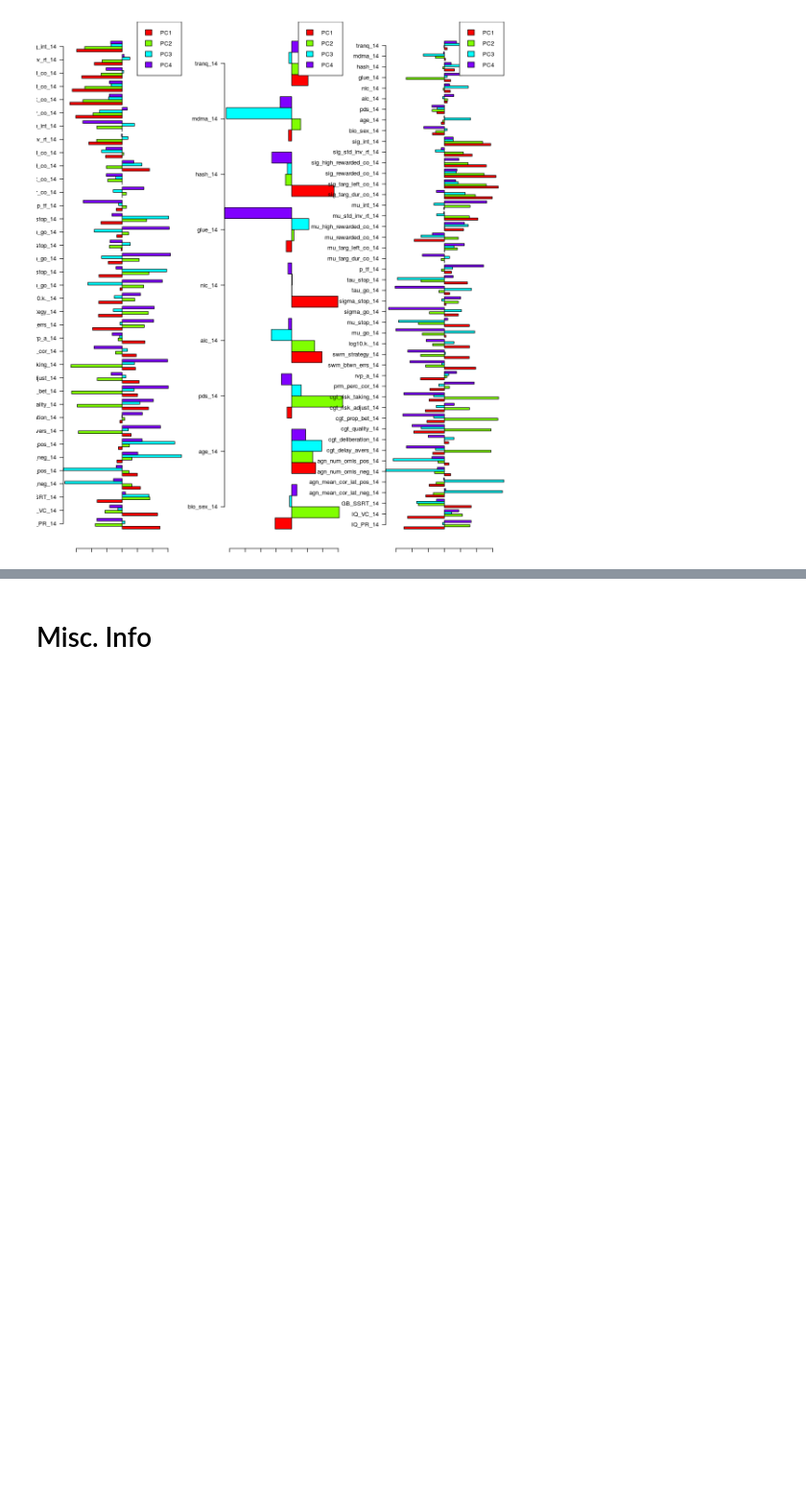
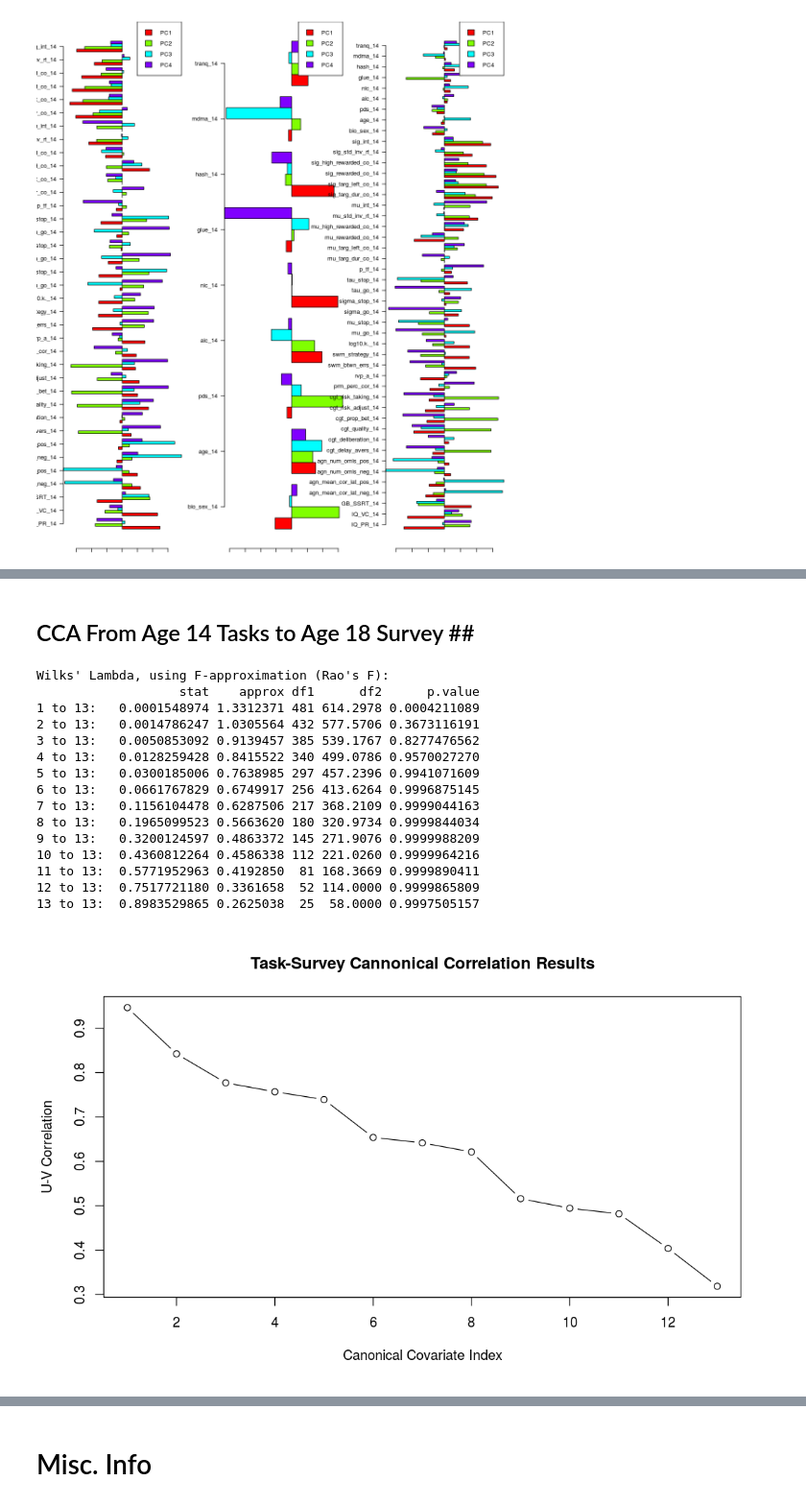
Before and after one commit to DanielNScott/imagen, a Jupyter notebook: analysis_nb.ipynb, the cells around one changed output, grey strips where cells are left out. Shown at 96% size. Cells and saved outputs as stored; diff of their text form; code cells hidden in the pictures; blank space fills up the shorter version.

```diff
--- a/analysis_nb.ipynb
+++ b/analysis_nb.ipynb
@@ -700,0 +676,21 @@ Wilks' Lambda, using F-approximation (Rao's F):
+# %% [markdown]
+## CCA From Age 14 Tasks to Age 18 Survey <a class="anchor" id="cca from age 14 tasks to age 18 survey"></a>##
+# %%
+analyze_cca(imputed_df[features_14_task], data_18_survey)
+# %% [output]
+Wilks' Lambda, using F-approximation (Rao's F):
+                   stat    approx df1      df2      p.value
+1 to 13:   0.0001548974 1.3312371 481 614.2978 0.0004211089
+2 to 13:   0.0014786247 1.0305564 432 577.5706 0.3673116191
+3 to 13:   0.0050853092 0.9139457 385 539.1767 0.8277476562
+4 to 13:   0.0128259428 0.8415522 340 499.0786 0.9570027270
+5 to 13:   0.0300185006 0.7638985 297 457.2396 0.9941071609
+6 to 13:   0.0661767829 0.6749917 256 413.6264 0.9996875145
+7 to 13:   0.1156104478 0.6287506 217 368.2109 0.9999044163
+8 to 13:   0.1965099523 0.5663620 180 320.9734 0.9999844034
+9 to 13:   0.3200124597 0.4863372 145 271.9076 0.9999988209
+10 to 13:  0.4360812264 0.4586338 112 221.0260 0.9999964216
+11 to 13:  0.5771952963 0.4192850  81 168.3669 0.9999890411
+12 to 13:  0.7517721180 0.3361658  52 114.0000 0.9999865809
+13 to 13:  0.8983529865 0.2625038  25  58.0000 0.9997505157
+[figure, added]
```
Also changed, not shown: parts of 34 cells of this notebook, 2 other files.
